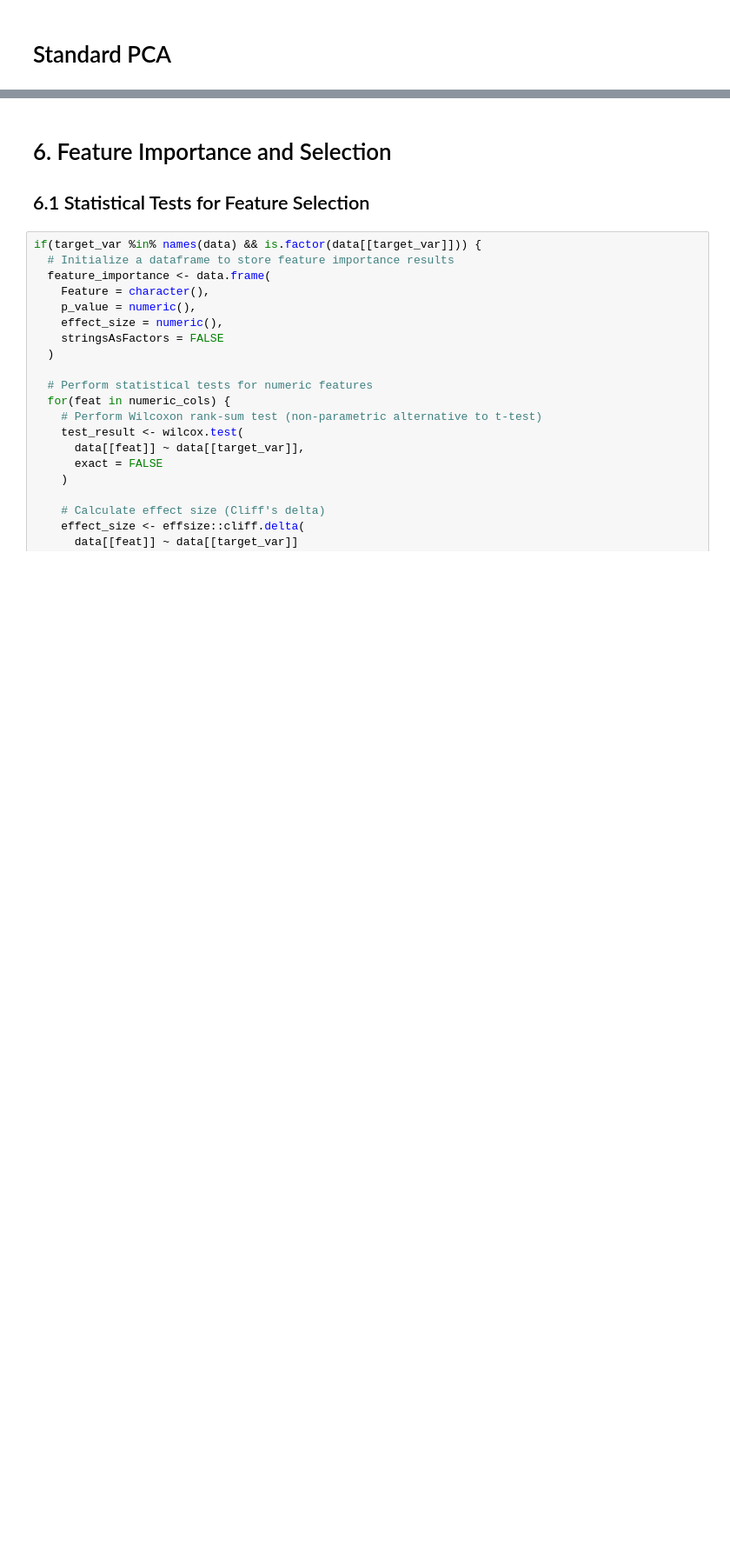
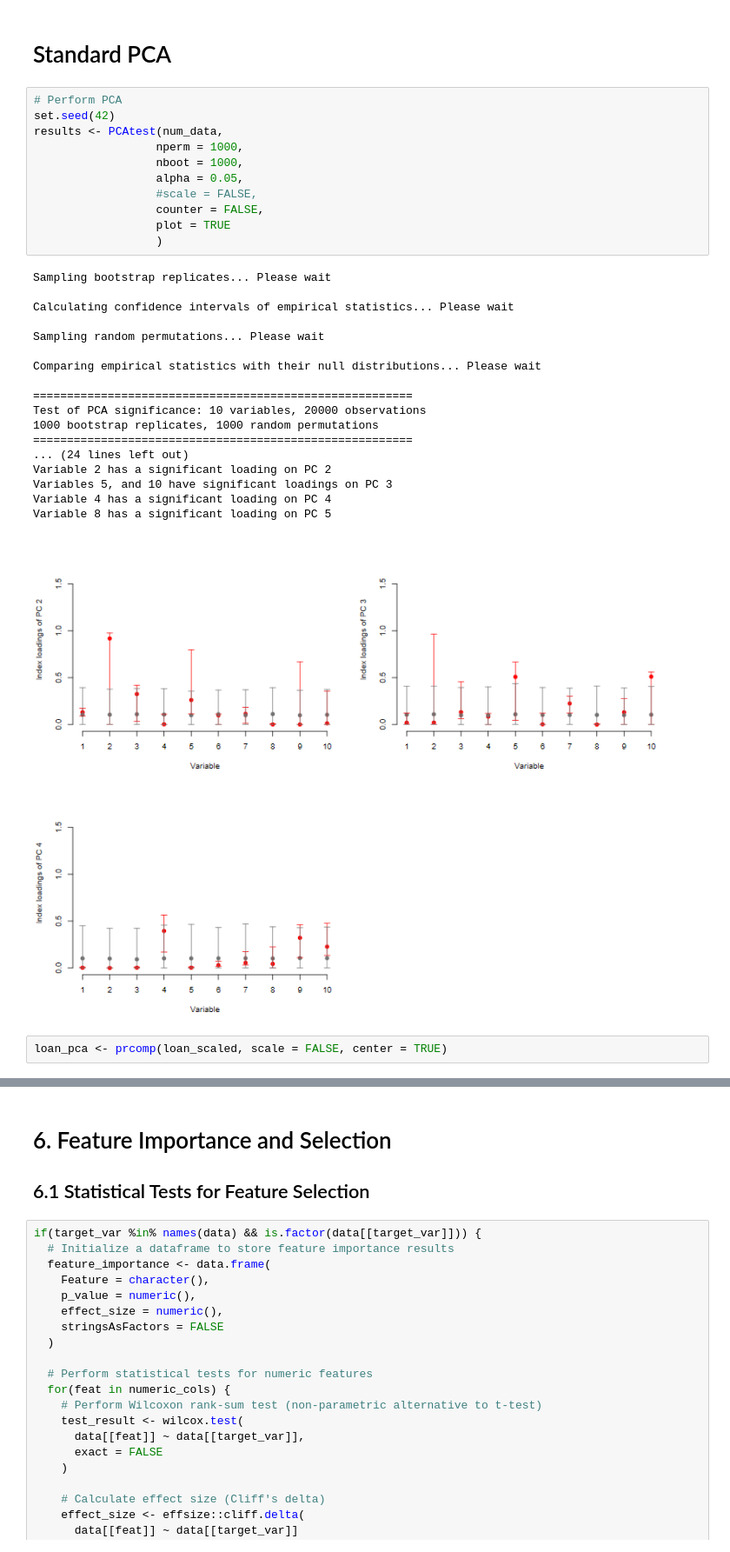
Before and after one commit to Chrisolande/Loan-Default, a Jupyter notebook: loan_data.ipynb, the cells around one changed output, grey strips where cells are left out. Shown at 87% size. Drawn from its saved outputs; the diff is of its cells as text; blank space fills up the shorter version.

Commit message:
Perform standard PCA

```diff
--- a/loan_data.ipynb
+++ b/loan_data.ipynb
@@ -682,3 +697,35 @@ ggplot(sparsity_results_long, aes(x = lambda, y = value, color = metric, group =
 [figure]
 # %% [markdown]
 # Standard PCA
+# %%
+# Perform PCA
+set.seed(42)
+results <- PCAtest(num_data,
+                  nperm = 1000,
+                  nboot = 1000,
+                  alpha = 0.05,
+                  #scale = FALSE,
+                  counter = FALSE,
+                  plot = TRUE
+                  )
+# %% [output]
+Sampling bootstrap replicates... Please wait
+
+Calculating confidence intervals of empirical statistics... Please wait
+
+Sampling random permutations... Please wait
+
+Comparing empirical statistics with their null distributions... Please wait
+
+========================================================
+Test of PCA significance: 10 variables, 20000 observations
+1000 bootstrap replicates, 1000 random permutations
+========================================================
+... (24 lines left out)
+Variable 2 has a significant loading on PC 2
+Variables 5, and 10 have significant loadings on PC 3
+Variable 4 has a significant loading on PC 4
+Variable 8 has a significant loading on PC 5
+[figure, added]
+# %%
+loan_pca <- prcomp(loan_scaled, scale = FALSE, center = TRUE)
```
Also changed, not shown: parts of 13 cells of this notebook.
